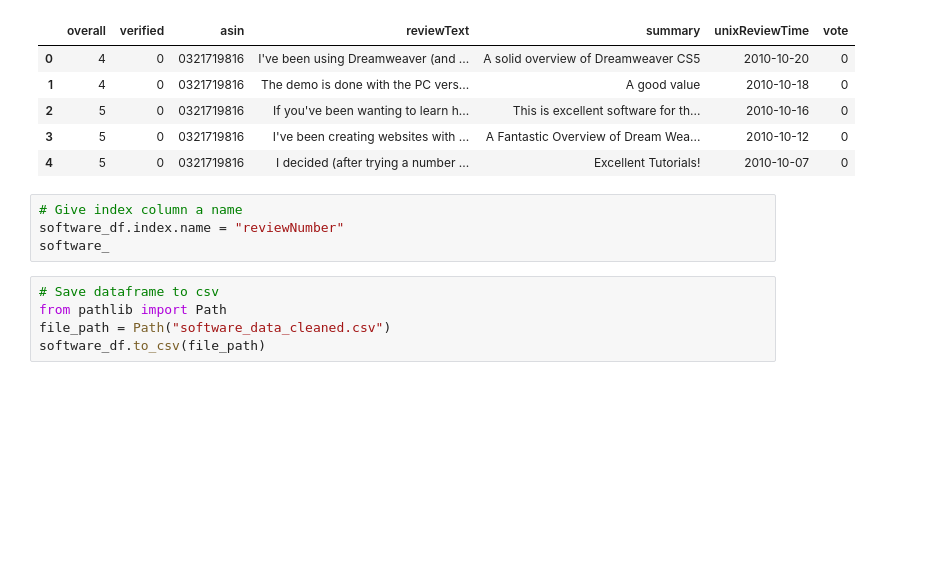
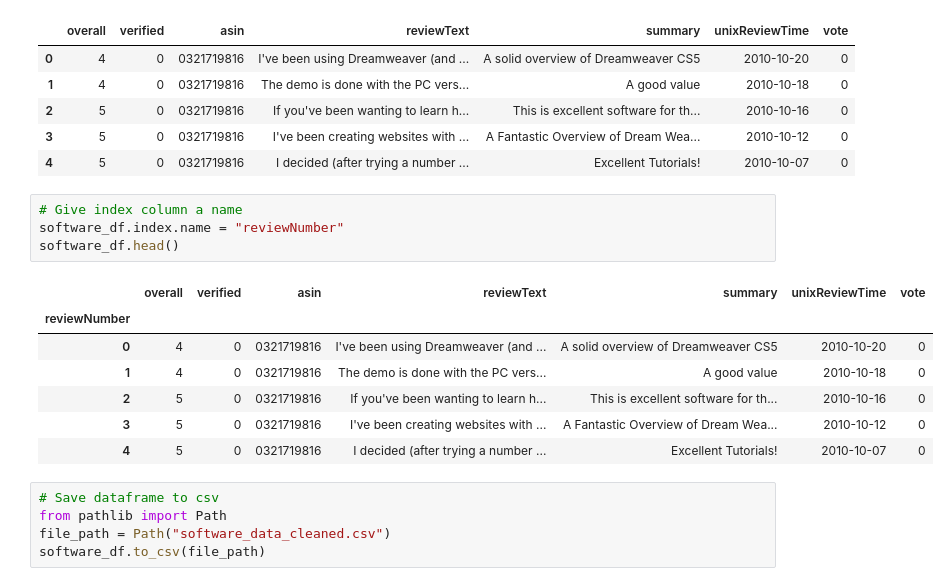
Before and after one commit to DaijaStokes/AmazonReviewsFinal2022, a Jupyter notebook: Software_Data.ipynb, the cells around one changed output. Saved outputs shown, nothing was run; the diff lists cells and outputs as text; blank space fills up the shorter version.

```diff
--- a/Software_Data.ipynb
+++ b/Software_Data.ipynb
@@ -119,7 +119,15 @@ software_df.head()
 # %%
 # Give index column a name
 software_df.index.name = "reviewNumber"
-software_
+software_df.head()
+# %% [output]
+|  | overall | verified | asin | reviewText | summary | unixReviewTime | vote |
+| reviewNumber |  |  |  |  |  |  |  |
+| 0 | 4 | 0 | 0321719816 | I've been using Dreamweaver (and ... | A solid overview of Dreamweaver CS5 | 2010-10-20 | 0 |
+| 1 | 4 | 0 | 0321719816 | The demo is done with the PC vers... | A good value | 2010-10-18 | 0 |
+| 2 | 5 | 0 | 0321719816 | If you've been wanting to learn h... | This is excellent software for th... | 2010-10-16 | 0 |
+| 3 | 5 | 0 | 0321719816 | I've been creating websites with ... | A Fantastic Overview of Dream Wea... | 2010-10-12 | 0 |
+| 4 | 5 | 0 | 0321719816 | I decided (after trying a number ... | Excellent Tutorials! | 2010-10-07 | 0 |
 # %%
 # Save dataframe to csv
 from pathlib import Path
```
Also changed, not shown: 1 other file.
